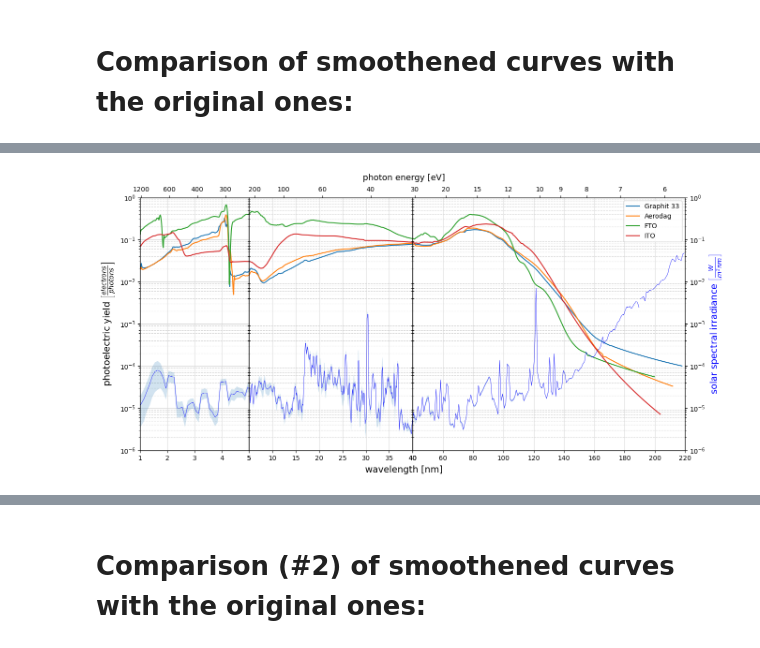
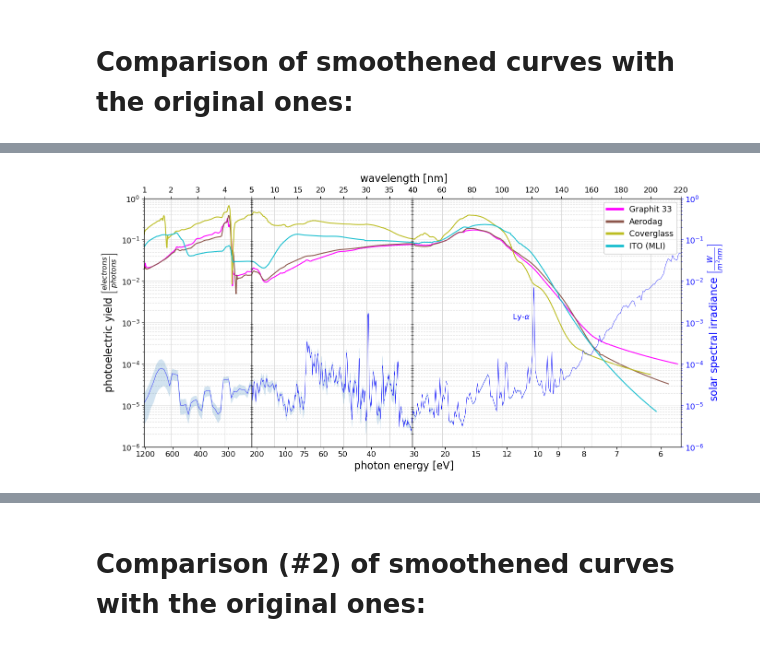
Before and after one commit to sebastiankalos/NYUAD_Elettra_Data_Analysis, a Jupyter notebook: ionization_limits.ipynb, the cells around one changed output, grey strips where cells are left out. Saved outputs shown, nothing was run; the diff lists cells and outputs as text; code cells hidden in the pictures.

Commit message:
added new plots

```diff
--- a/ionization_limits.ipynb
+++ b/ionization_limits.ipynb
@@ -509,5 +586,10 @@ plt.plot(convert_eV_to_nm(Ti_E_NEW),Ti_TEY_NEW,'--',color='tab:red',label='Ti')
 plt.plot(convert_eV_to_nm(Ti_E_NEW),signal.savgol_filter(Ti_TEY_NEW,17,5),'-',color='tab:red',label='Ti filtered')
 
 plt.yscale('log')
-plt.legend()
+#plt.legend()
+leg = ax0.legend()
+
+# change the line width for the legend
+for line in leg.get_lines():
+    line.set_linewidth(4.0)
 # %% [output]
@@ -542,21 +624,28 @@ ax4.fill_between(wavelength, irradiance+irr_stdev/2, irradiance-irr_stdev/2, alp
 ax7.plot(wavelength,irradiance,color='blue',linewidth=0.5)
 ax7.fill_between(wavelength, irradiance+irr_stdev/2, irradiance-irr_stdev/2, alpha=alpha, joinstyle=joinstyle)
 
-ax0.plot(convert_eV_to_nm(Graphite_E_NEW),signal.savgol_filter(Graphite_TEY_NEW,9,5),'-',markersize=1)
-ax1.plot(convert_eV_to_nm(Graphite_E_NEW),signal.savgol_filter(Graphite_TEY_NEW,9,5),'-',markersize=1)
-ax2.plot(convert_eV_to_nm(Graphite_E_NEW),signal.savgol_filter(Graphite_TEY_NEW,9,5),'-',markersize=1,label='Graphit 33')
+ax4_ylabels = np.array(ax4.get_yticks().tolist())
+ax4.set_yticklabels(ax4_ylabels,size=12)
+ax4.tick_params(axis='y',which='both', colors='blue')
 
-ax0.plot(convert_eV_to_nm(Aerodag_E_NEW),signal.savgol_filter(Aerodag_TEY_NEW,17,5),'-',markersize=1)
-ax1.plot(convert_eV_to_nm(Aerodag_E_NEW),signal.savgol_filter(Aerodag_TEY_NEW,17,5),'-',markersize=1)
-ax2.plot(convert_eV_to_nm(Aerodag_E_NEW),signal.savgol_filter(Aerodag_TEY_NEW,17,5),'-',markersize=1,label='Aerodag')
+ax0.plot(convert_eV_to_nm(Graphite_E_NEW),signal.savgol_filter(Graphite_TEY_NEW,9,5),'-',markersize=1,color='magenta')
+ax1.plot(convert_eV_to_nm(Graphite_E_NEW),signal.savgol_filter(Graphite_TEY_NEW,9,5),'-',markersize=1,color='magenta')
+ax2.plot(convert_eV_to_nm(Graphite_E_NEW),signal.savgol_filter(Graphite_TEY_NEW,9,5),'-',markersize=1,color='magenta',label='Graphit 33')
 
-ax0.plot(convert_eV_to_nm(Coverglass_E_NEW),signal.savgol_filter(Coverglass_TEY_NEW,17,5),'-',markersize=1)
-ax1.plot(convert_eV_to_nm(Coverglass_E_NEW),signal.savgol_filter(Coverglass_TEY_NEW,17,5),'-',markersize=1)
-ax2.plot(convert_eV_to_nm(Coverglass_E_NEW),signal.savgol_filter(Coverglass_TEY_NEW,17,5),'-',markersize=1,label='FTO')
+ax0.plot(convert_eV_to_nm(Aerodag_E_NEW),signal.savgol_filter(Aerodag_TEY_NEW,17,5),'-',markersize=1,color='tab:brown')
+ax1.plot(convert_eV_to_nm(Aerodag_E_NEW),signal.savgol_filter(Aerodag_TEY_NEW,17,5),'-',markersize=1,color='tab:brown')
+ax2.plot(convert_eV_to_nm(Aerodag_E_NEW),signal.savgol_filter(Aerodag_TEY_NEW,17,5),'-',markersize=1,color='tab:brown',label='Aerodag')
 
-ax0.plot(convert_eV_to_nm(ITO_E_NEW),signal.savgol_filter(ITO_TEY_NEW,17,5),'-',markersize=1)
-ax1.plot(convert_eV_to_nm(ITO_E_NEW),signal.savgol_filter(ITO_TEY_NEW,17,5),'-',markersize=1)
-ax2.plot(convert_eV_to_nm(ITO_E_NEW),signal.savgol_filter(ITO_TEY_NEW,17,5),'-',markersize=1,label='ITO')
+ax0.plot(convert_eV_to_nm(Coverglass_E_NEW),signal.savgol_filter(Coverglass_TEY_NEW,17,5),'-',markersize=1,color='tab:olive')
+ax1.plot(convert_eV_to_nm(Coverglass_E_NEW),signal.savgol_filter(Coverglass_TEY_NEW,17,5),'-',markersize=1,color='tab:olive')
+ax2.plot(convert_eV_to_nm(Coverglass_E_NEW),signal.savgol_filter(Coverglass_TEY_NEW,17,5),'-',markersize=1,color='tab:olive',label='Coverglass')
+
+ax0.plot(convert_eV_to_nm(ITO_E_NEW),signal.savgol_filter(ITO_TEY_NEW,17,5),'-',markersize=1,color='tab:cyan')
+ax1.plot(convert_eV_to_nm(ITO_E_NEW),signal.savgol_filter(ITO_TEY_NEW,17,5),'-',markersize=1,color='tab:cyan')
+ax2.plot(convert_eV_to_nm(ITO_E_NEW),signal.savgol_filter(ITO_TEY_NEW,17,5),'-',markersize=1,color='tab:cyan',label='ITO (MLI)')
+
+ax0_ylabels = np.array(ax0.get_yticks().tolist())
+ax0.set_yticklabels(ax0_ylabels,size=12)
 
 x_stop = 220
 ax0.set_xlim(1,5)
@@ -577,10 +666,10 @@ ax3.set_yscale('log')
 ax4.set_yscale('log')
 ax7.set_yscale('log')
 
-plt.figtext(0.5, 0.05, 'wavelength [nm]', ha='center', va='center',size=14)
-plt.figtext(0.5, 0.94, 'photon energy [eV]', ha='center', va='center',size=13)
+plt.figtext(0.5, 0.05, 'photon energy [eV]', ha='center', va='center',size=16)
+plt.figtext(0.5, 0.94, 'wavelength [nm]', ha='center', va='center',size=16)
 
-ax0.set_ylabel(r"photoelectric yield $\left[\frac{electrons}{photons}\right]$",size=14)
+ax0.set_ylabel(r"photoelectric yield $\left[\frac{electrons}{photons}\right]$",size=16)
 
 ax0.grid(which = 'major', linestyle='-',color='0.85')
 ax0.grid(which = 'minor', linestyle='--', color='0.85')
@@ -592,39 +681,63 @@ ax2.grid(which = 'major', linestyle='-',color='0.85')
 ax2.grid(which = 'minor', linestyle='--', color='0.85')
 
 ax2.set_xticks(np.arange(40,x_stop+1,20))
 ax1.set_yticks([])
 ax2.set_yticks([])
 ax3.set_yticks([])
 ax7.set_yticks([])
 
 ax6 = ax2.twiny()
+ax6.xaxis.tick_bottom()
 new_eV_ticks=[6,7,8,9,10,12,15,20,30]
 new_tick_locations = np.array(convert_eV_to_nm(new_eV_ticks))
 ax6.set_xlim(ax2.get_xlim())
 ax6.set_xticks(new_tick_locations)
-ax6.set_xticklabels(new_eV_ticks)
+ax6.set_xticklabels(new_eV_ticks,size=12)
 
 ax5 = ax1.twiny()
-new_eV_ticks=[40,60,100,200]
+ax5.xaxis.tick_bottom()
+new_eV_ticks=[40,50,60,75,100,200]
 new_tick_locations = np.array(convert_eV_to_nm(new_eV_ticks))
 ax5.set_xlim(ax1.get_xlim())
 ax5.set_xticks(new_tick_locations)
-ax5.set_xticklabels(new_eV_ticks)
+ax5.set_xticklabels(new_eV_ticks,size=12)
 
 ax8 = ax0.twiny()
+ax8.xaxis.tick_bottom()
 new_eV_ticks=[300,400,600,1200]
 new_tick_locations = np.array(convert_eV_to_nm(new_eV_ticks))
 ax8.set_xlim(ax0.get_xlim())
 ax8.set_xticks(new_tick_locations)
-ax8.set_xticklabels(new_eV_ticks)
+ax8.set_xticklabels(new_eV_ticks,size=12)
 
 ax2.legend()
 
-ax4.set_ylabel(r"solar spectral irradiance $\left[\frac{W}{m^2 nm}\right]$",color='blue',size=14)
+ax4.set_ylabel(r"solar spectral irradiance $\left[\frac{W}{m^2 nm}\right]$",color='blue',size=16)
+
+ax4.grid(which = 'major', linestyle='-',color='0.85',alpha=0.5)
+#ax3.grid(which = 'major', linestyle='-',color='0.85')
+
+ax0_labels = np.array(ax0.get_xticks().tolist(),int)
+ax0.set_xticklabels(ax0_labels,size=12)
+ax0.xaxis.set_tick_params(top=True,labeltop=True,bottom=False,labelbottom=False)
+
+ax1_labels = np.array(ax1.get_xticks().tolist(),int)
+ax1.set_xticklabels(ax1_labels,size=12)
+ax1.xaxis.set_tick_params(top=True,labeltop=True,bottom=False,labelbottom=False)
+
+ax2_labels = np.array(ax2.get_xticks().tolist(),int)
+ax2.set_xticklabels(ax2_labels,size=12)
+ax2.xaxis.set_tick_params(top=True,labeltop=True,bottom=False,labelbottom=False)
+
+leg = ax2.legend(prop={'size': 12.5},framealpha=1)
+for line in leg.get_lines():
+    line.set_linewidth(4.0)
+
+ax2.text(s=r'Ly-$\alpha$',x=107,y=1.2e-3,color='blue',size=12)
 
 plt.savefig('plots/non-metals_ion_threshs.png', bbox_inches='tight', dpi=300)
 # %% [output]
-[figure, old version]
+[figure, new version]
 # %%
 import matplotlib.gridspec as gridspec
 
```
Also changed, not shown: parts of 13 cells of this notebook, 4 other files.
